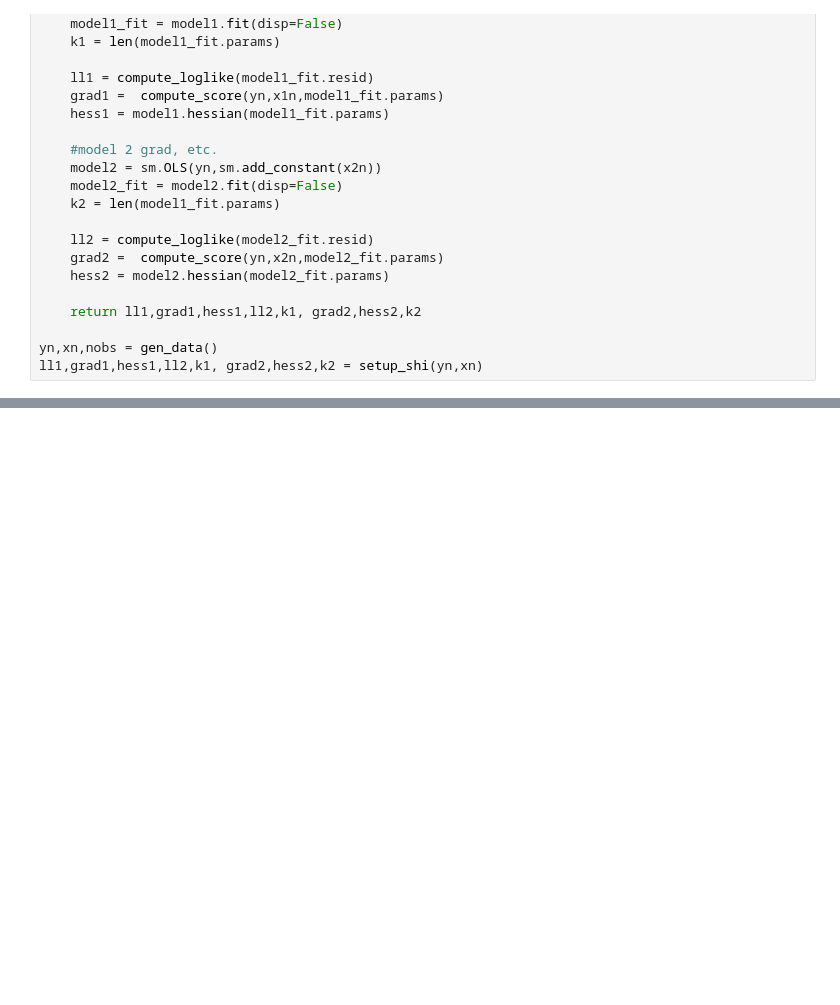
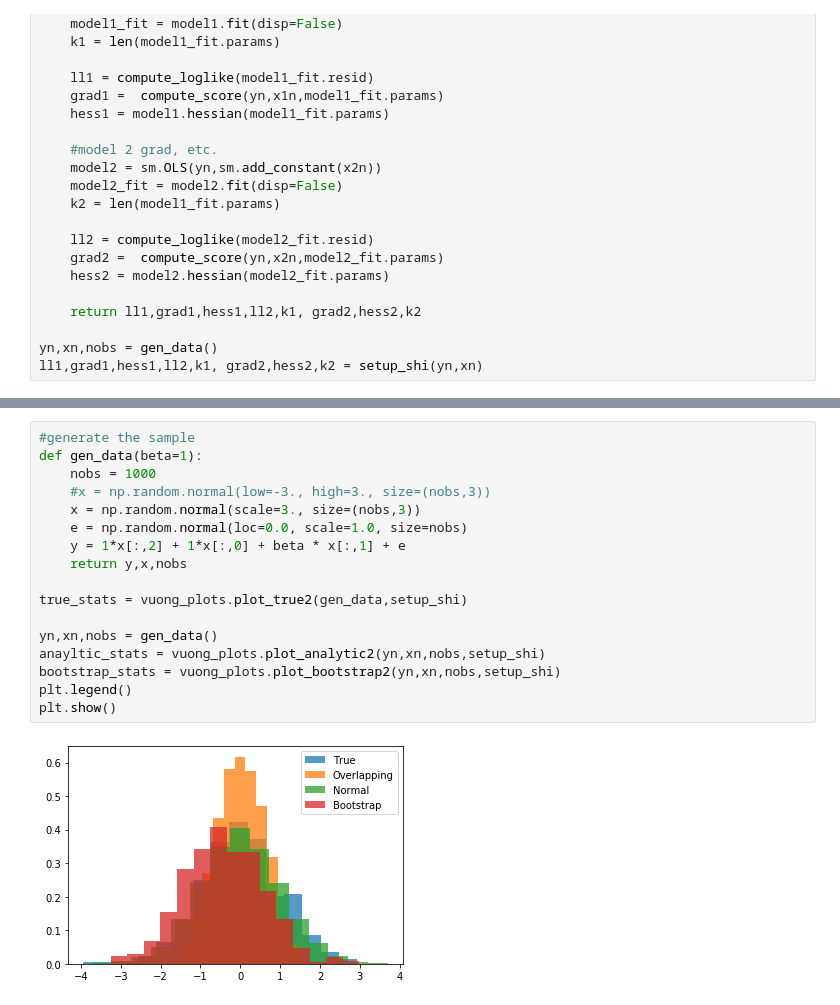
Before and after one commit to ericschulman/testing, a Jupyter notebook: overlapping_reg/edgeworth_reg2.ipynb, the cells around one changed output, grey strips where cells are left out. Cells and saved outputs as stored; diff of their text form; blank space fills up the shorter version.

```diff
--- a/overlapping_reg/edgeworth_reg2.ipynb
+++ b/overlapping_reg/edgeworth_reg2.ipynb
@@ -126,0 +127,19 @@ plt.show()
+# %%
+#generate the sample
+def gen_data(beta=1):
+    nobs = 1000
+    #x = np.random.normal(low=-3., high=3., size=(nobs,3))
+    x = np.random.normal(scale=3., size=(nobs,3))
+    e = np.random.normal(loc=0.0, scale=1.0, size=nobs)
+    y = 1*x[:,2] + 1*x[:,0] + beta * x[:,1] + e
+    return y,x,nobs
+
+true_stats = vuong_plots.plot_true2(gen_data,setup_shi)
+
+yn,xn,nobs = gen_data()
+anayltic_stats = vuong_plots.plot_analytic2(yn,xn,nobs,setup_shi)
+bootstrap_stats = vuong_plots.plot_bootstrap2(yn,xn,nobs,setup_shi)
+plt.legend()
+plt.show()
+# %% [output]
+[figure, added]
```
Also changed, not shown: parts of 3 cells of this notebook, 3 other files.
